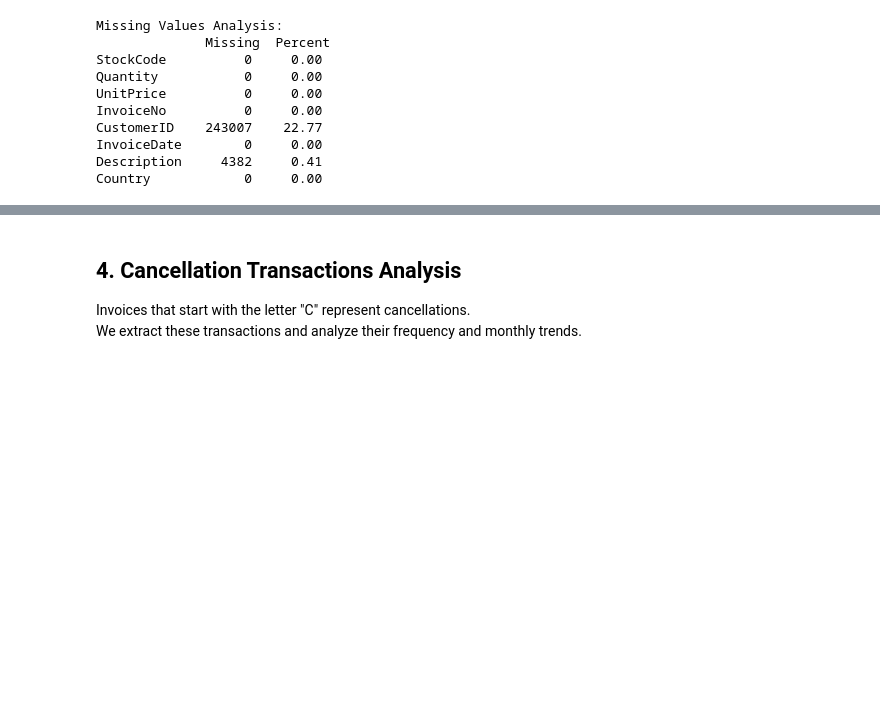
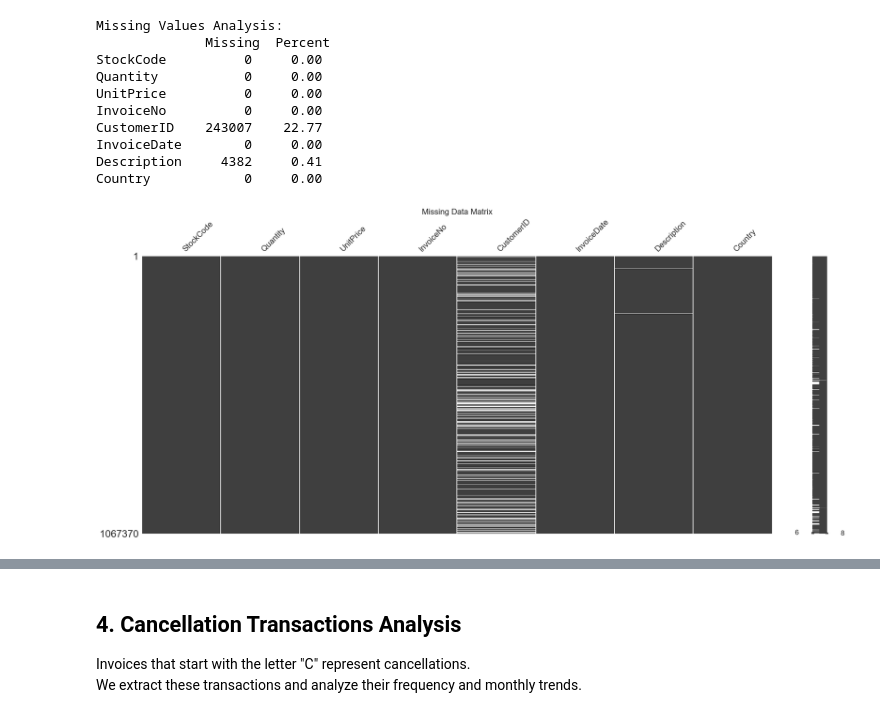
Before and after one commit to Aditya-gam/kpi-forecast-anomaly-platform, a Jupyter notebook: notebooks/01_data_exploration.ipynb, the cells around one changed output, grey strips where cells are left out. Cells and saved outputs as stored; diff of their text form; code cells hidden in the pictures; blank space fills up the shorter version.

```diff
--- a/notebooks/01_data_exploration.ipynb
+++ b/notebooks/01_data_exploration.ipynb
@@ -127,4 +134,12 @@ CustomerID    243007    22.77
 InvoiceDate        0     0.00
 Description     4382     0.41
 Country            0     0.00
+# %%
+# Visualize missing data matrix
+msno.matrix(df)
+plt.title('Missing Data Matrix', fontsize=16)
+plt.savefig('../data/reports/missing_data/plots/missing_data_matrix.png', dpi=300)
+plt.show()
+# %% [output]
+[figure, added]
 # %%
```
Also changed, not shown: parts of 11 cells of this notebook, 6 other files.
